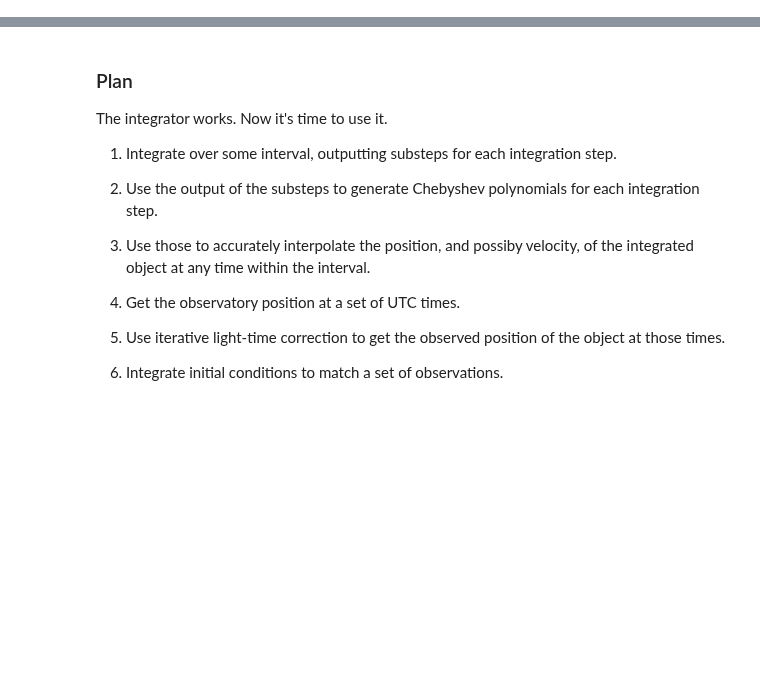
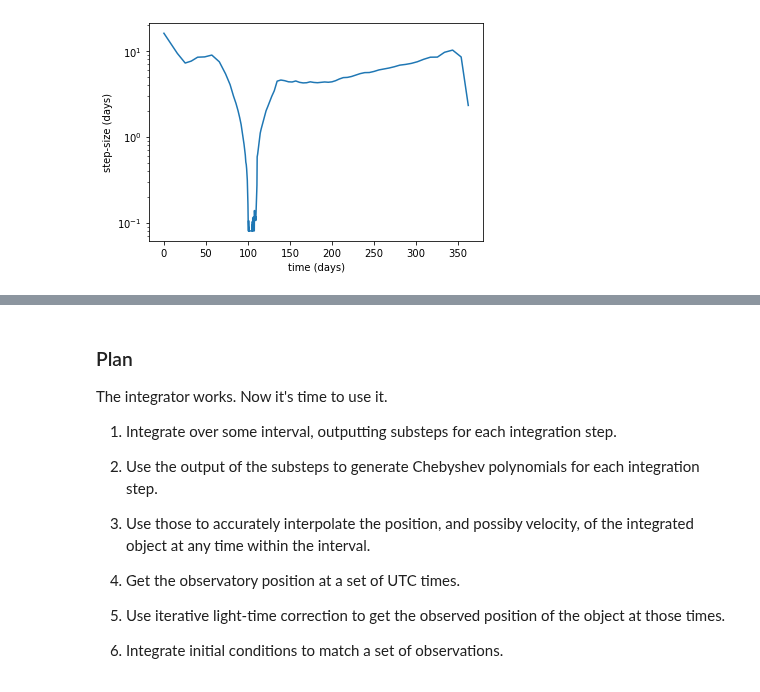
Before and after one commit to matthewholman/assist, a Jupyter notebook: examples/simplest/integrator_example.ipynb, the cells around one changed output, grey strips where cells are left out. Drawn from its saved outputs; the diff is of its cells as text; code cells hidden in the pictures; blank space fills up the shorter version.

```diff
--- a/examples/simplest/integrator_example.ipynb
+++ b/examples/simplest/integrator_example.ipynb
@@ -24,0 +195,17 @@ row
+# %%
+# Davide's email: Apophis heliocentric state (km, km/sec)
+apophis_davide = np.array([-8.1542363951087192E+07, 1.2904139592677031E+08, 4.5894255749981791E+07,
+                           -2.4167584904236399E+01, -1.0027783141840974E+01, -4.3343221001451306E+00])
+
+# Convert to AU and AU/day
+au = 1.495978707e+08
+day = 24*3600.
+
+apophis_davide[0:3] = apophis_davide[0:3]/au
+apophis_davide[3:6] = apophis_davide[3:6]*day/au
+
+# Convert to barycentric
+
+GMsun, sun = ephem_forces.all_ephem(0, 2462137.5)
+apophis_davide = apophis_davide + sun[0:6]
+apophis_davide
@@ -24,0 +316,10 @@ row
+# %%
+t=(times-times[0])[::8]
+dt=t[1:]-t[:-1]
+
+plt.plot(t[:-1], dt)
+plt.xlabel("time (days)")
+plt.ylabel("step-size (days)")
+plt.yscale('log')
+# %% [output]
+[figure, added]
```
Also changed, not shown: parts of 70 cells of this notebook, 6 other files.
